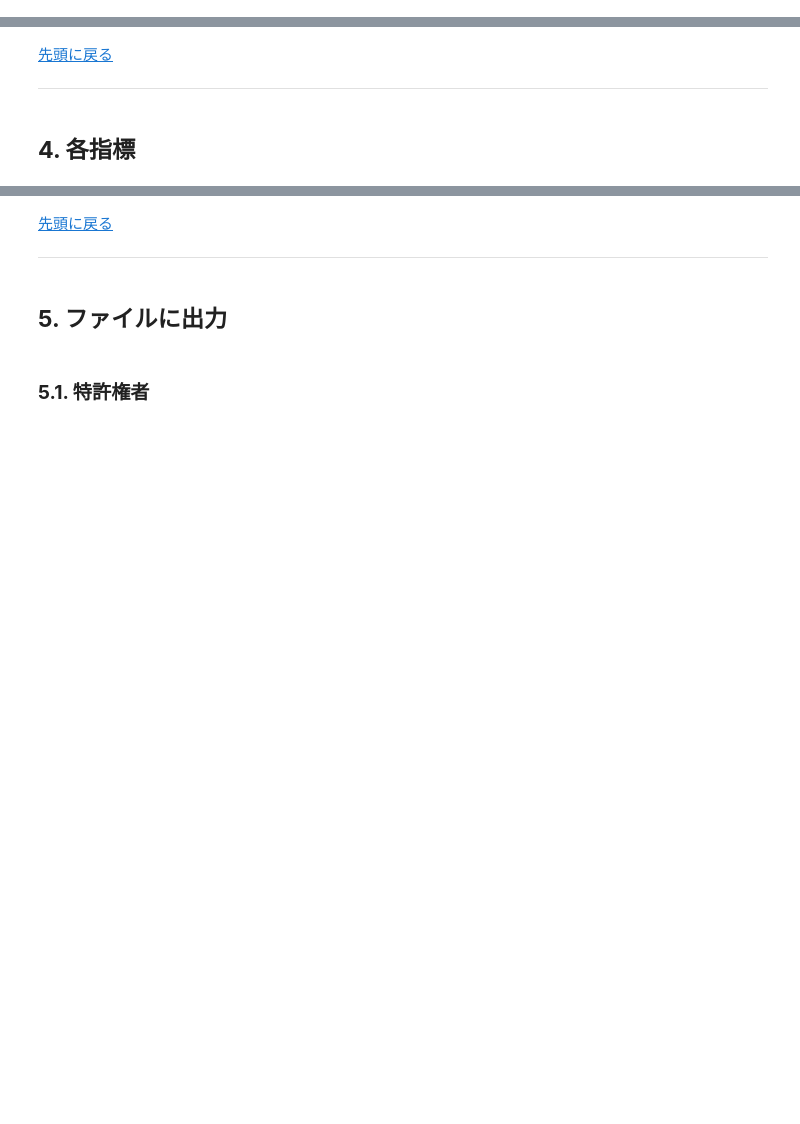
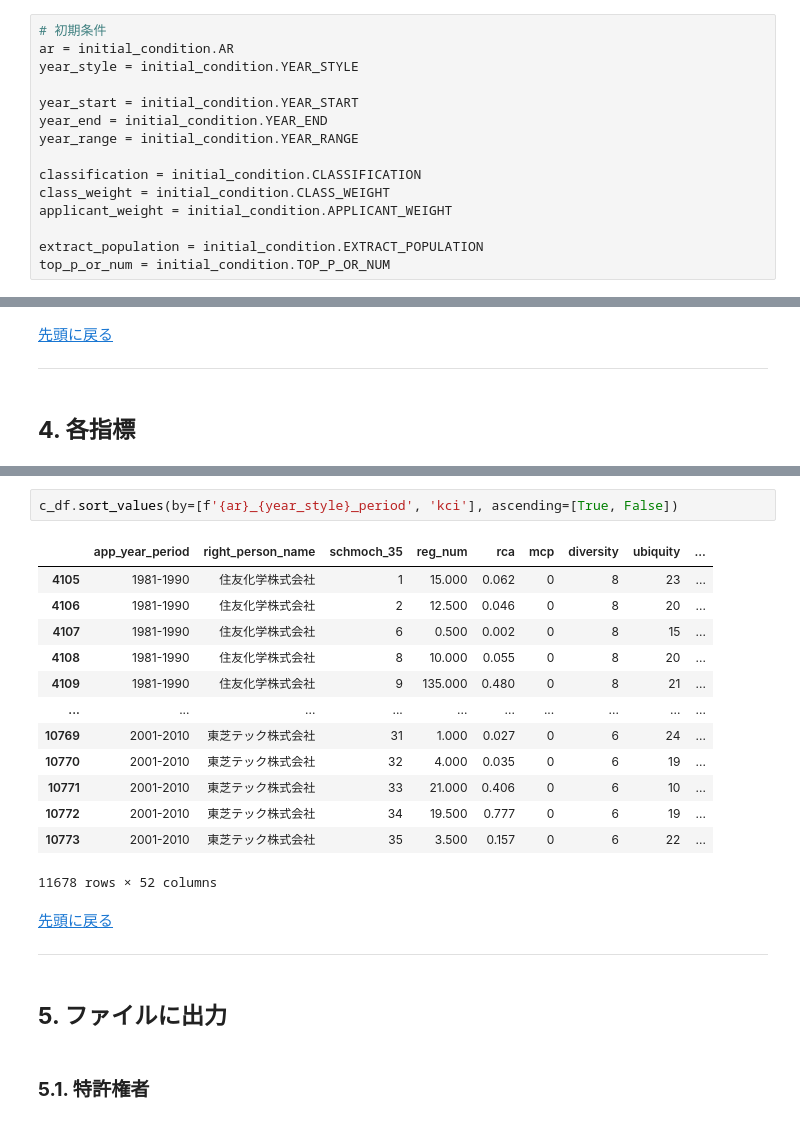
Before and after one commit to RintaroKARASHIMA/KCIinJapaneseFirms, a Jupyter notebook: notebooks/3_analysis/2_Calculate.ipynb, the cells around one changed output, grey strips where cells are left out. Drawn from its saved outputs; the diff is of its cells as text; blank space fills up the shorter version.

```diff
--- a/notebooks/3_analysis/2_Calculate.ipynb
+++ b/notebooks/3_analysis/2_Calculate.ipynb
@@ -48,3 +56,18 @@ pd.options.display.float_format = '{:.6f}'.format
+# %%
+# 初期条件
+ar = initial_condition.AR
+year_style = initial_condition.YEAR_STYLE
+
+year_start = initial_condition.YEAR_START
+year_end = initial_condition.YEAR_END
+year_range = initial_condition.YEAR_RANGE
+
+classification = initial_condition.CLASSIFICATION
+class_weight = initial_condition.CLASS_WEIGHT
+applicant_weight = initial_condition.APPLICANT_WEIGHT
+
+extract_population = initial_condition.EXTRACT_POPULATION
+top_p_or_num = initial_condition.TOP_P_OR_NUM
 # %%
 # 自作モジュールインポート
 from Scripts.kci import df_to_kci as dtk
@@ -445,3 +157,19 @@ None
+# %%
+c_df.sort_values(by=[f'{ar}_{year_style}_period', 'kci'], ascending=[True, False])
+# %% [output]
+|  | app_year_period | right_person_name | schmoch_35 | reg_num | rca | mcp | diversity | ubiquity | ... |
+| 4105 | 1981-1990 | 住友化学株式会社 | 1 | 15.000 | 0.062 | 0 | 8 | 23 | ... |
+| 4106 | 1981-1990 | 住友化学株式会社 | 2 | 12.500 | 0.046 | 0 | 8 | 20 | ... |
+| 4107 | 1981-1990 | 住友化学株式会社 | 6 | 0.500 | 0.002 | 0 | 8 | 15 | ... |
+| 4108 | 1981-1990 | 住友化学株式会社 | 8 | 10.000 | 0.055 | 0 | 8 | 20 | ... |
+| 4109 | 1981-1990 | 住友化学株式会社 | 9 | 135.000 | 0.480 | 0 | 8 | 21 | ... |
+| ... | ... | ... | ... | ... | ... | ... | ... | ... | ... |
+| 10769 | 2001-2010 | 東芝テック株式会社 | 31 | 1.000 | 0.027 | 0 | 6 | 24 | ... |
+| 10770 | 2001-2010 | 東芝テック株式会社 | 32 | 4.000 | 0.035 | 0 | 6 | 19 | ... |
+| 10771 | 2001-2010 | 東芝テック株式会社 | 33 | 21.000 | 0.406 | 0 | 6 | 10 | ... |
+| 10772 | 2001-2010 | 東芝テック株式会社 | 34 | 19.500 | 0.777 | 0 | 6 | 19 | ... |
+| 10773 | 2001-2010 | 東芝テック株式会社 | 35 | 3.500 | 0.157 | 0 | 6 | 22 | ... |
+11678 rows × 52 columns
 # %% [markdown]
 <a href="#top">先頭に戻る</a>
 
```
Also changed, not shown: parts of 25 cells of this notebook, 7 other files.
